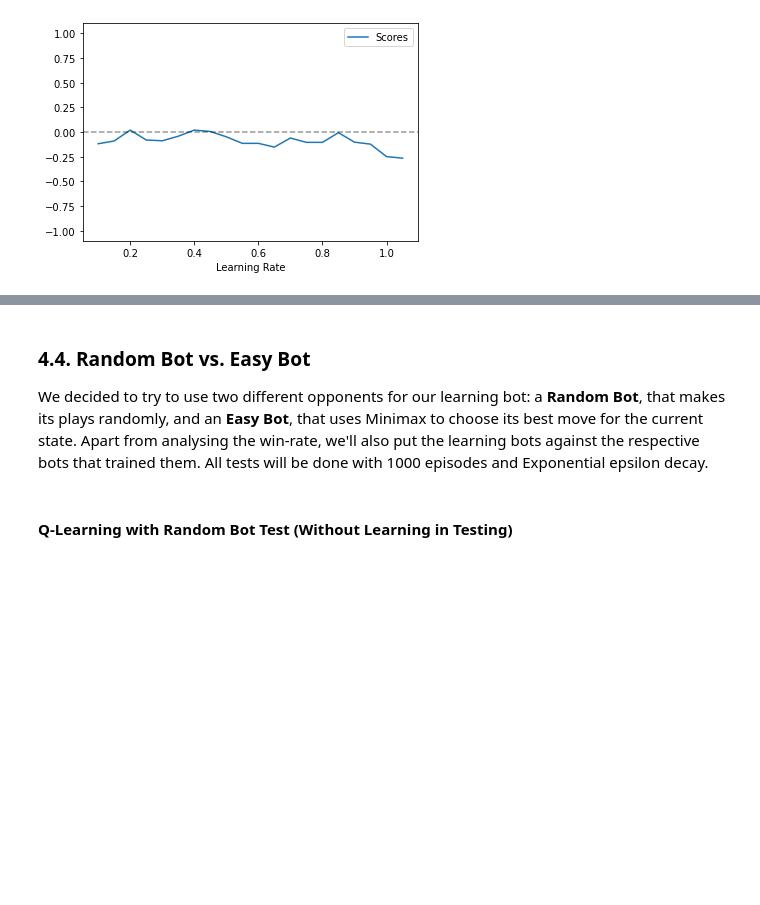
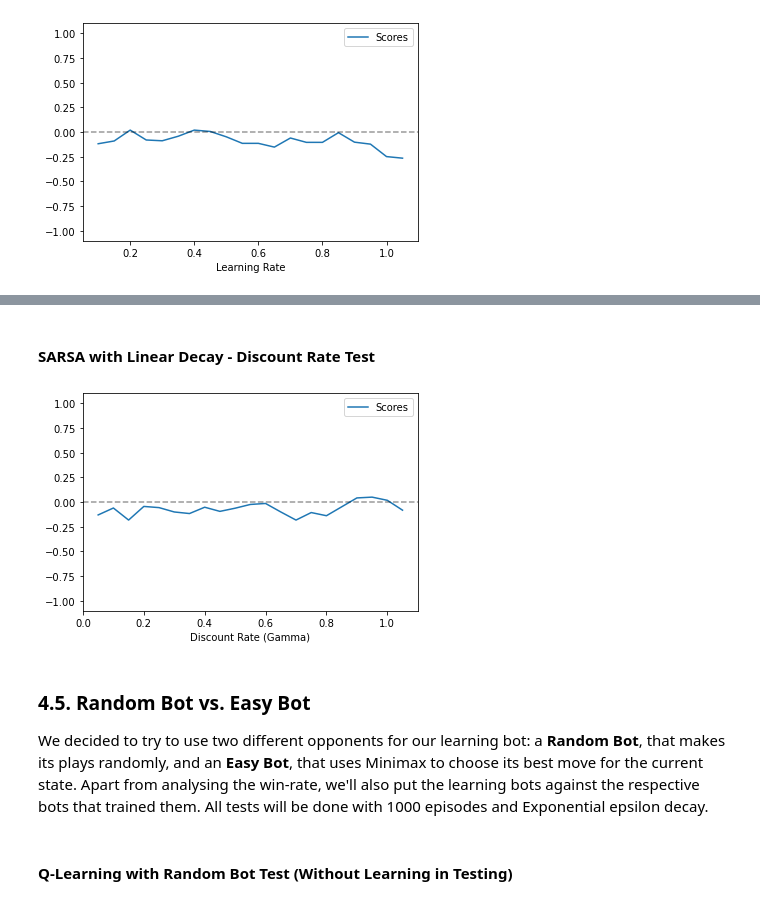
Before and after one commit to Maligetzus/IART, a Jupyter notebook: NeutronRL_Notebook.ipynb, the cells around one changed output, grey strips where cells are left out. Cells and saved outputs as stored; diff of their text form; code cells hidden in the pictures; blank space fills up the shorter version.

```diff
--- a/NeutronRL_Notebook.ipynb
+++ b/NeutronRL_Notebook.ipynb
@@ -379,5 +447,24 @@ With these results, we can conclude that different learning rate doesn't influen
+# %% [markdown]
+#### SARSA with Linear Decay - Discount Rate Test
+# %%
+scores = []
+discount_rates = []
+discount_rate = 0
+
+for i in range(21):
+    discount_rate += 0.05
+
+    discount_rates.append(discount_rate)
+
+    sarsa = SARSA(max_episodes=1000, max_steps=2000, gamma=discount_rate, epsilon_decay=EpsilonDecay.Linear, env='Neutron-5x5-White-Random-v0', log=False, print_final_score=False)
+    score, rewards, epsilon = sarsa.train()
+    scores.append(score)
+
+plot_scores_discrate(scores, discount_rates)
+# %% [output]
+[figure, added]
 # %% [markdown]
-### 4.4. Random Bot vs. Easy Bot
+### 4.5. Random Bot vs. Easy Bot
 
 We decided to try to use two different opponents for our learning bot: a **Random Bot**, that makes its plays randomly, and an **Easy Bot**, that uses Minimax to choose its best move for the current state.
 Apart from analysing the win-rate, we'll also put the learning bots against the respective bots that trained them. All tests will be done with 1000 episodes and Exponential epsilon decay.
```
Also changed, not shown: parts of 12 cells of this notebook.
